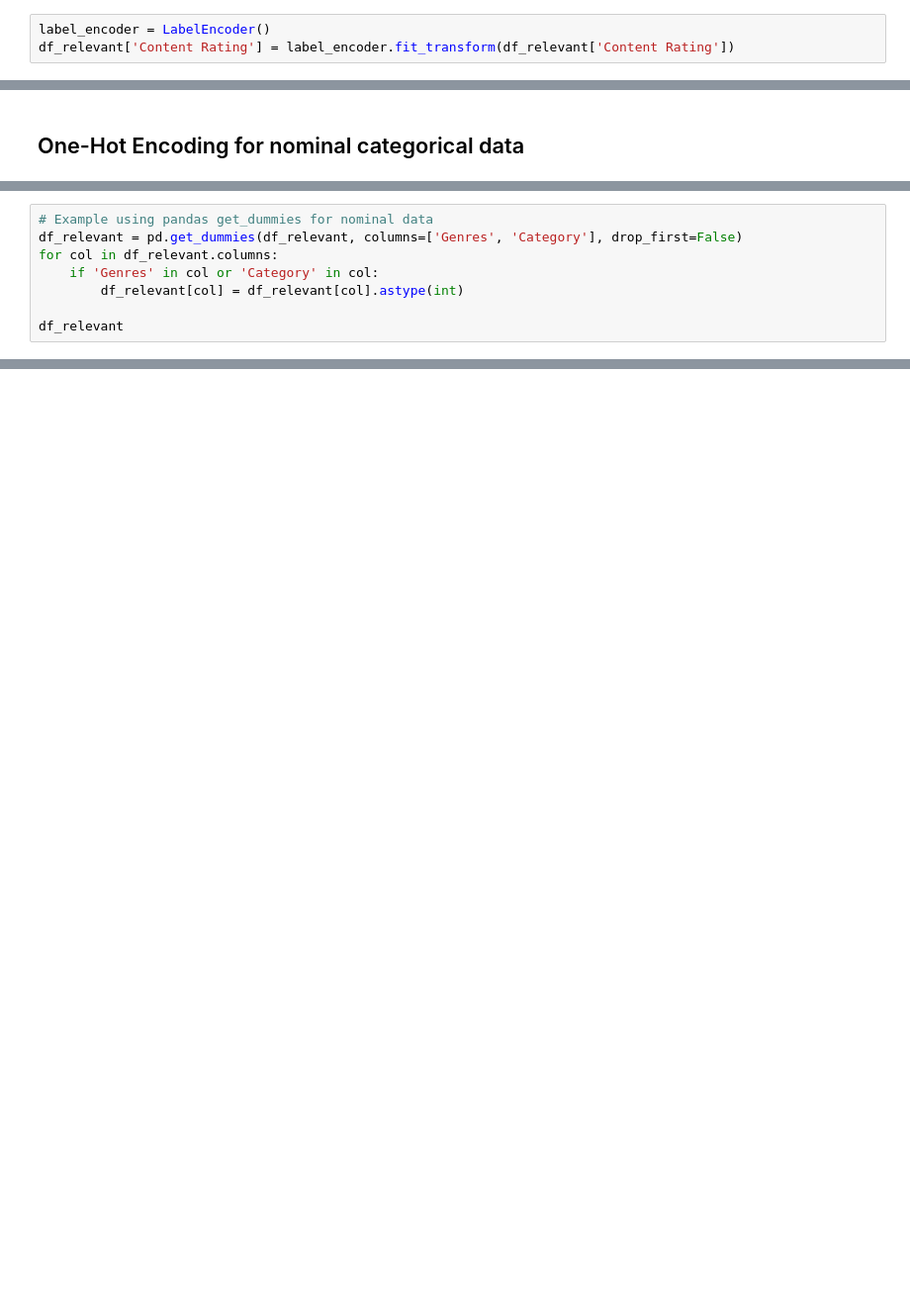
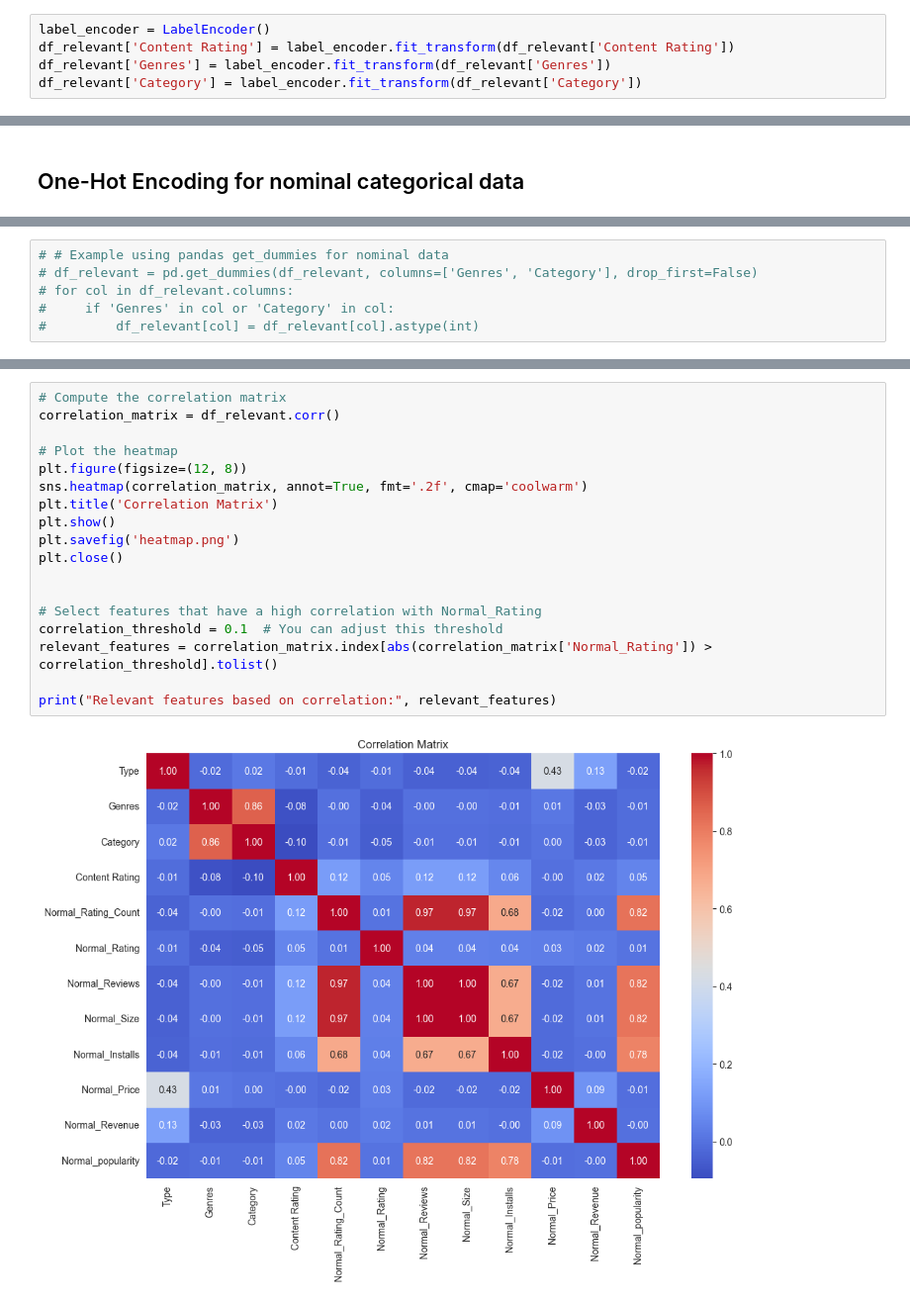
Before and after one commit to Soroush-Pasandideh/DataMining, a Jupyter notebook: Classification.ipynb, the cells around one changed output, grey strips where cells are left out. Shown at 99% size. Cells and saved outputs as stored; diff of their text form; blank space fills up the shorter version.

Commit message:
add feature selection and correlation heatmap to see what features have correlation with rating

```diff
--- a/Classification.ipynb
+++ b/Classification.ipynb
@@ -12,6 +16,8 @@ df_relevant = df[['Type', 'Genres', 'Category', 'Content Rating', 'Normal_Rating
 # %%
 label_encoder = LabelEncoder()
 df_relevant['Content Rating'] = label_encoder.fit_transform(df_relevant['Content Rating'])
+df_relevant['Genres'] = label_encoder.fit_transform(df_relevant['Genres'])
+df_relevant['Category'] = label_encoder.fit_transform(df_relevant['Category'])
 # %% [output]
 A value is trying to be set on a copy of a slice from a DataFrame.
 Try using .loc[row_indexer,col_indexer] = value instead
@@ -34,9 +39,7 @@ See the caveats in the documentation: https://pandas.pydata.org/pandas-docs/stab
 # %%
-# Example using pandas get_dummies for nominal data
-df_relevant = pd.get_dummies(df_relevant, columns=['Genres', 'Category'], drop_first=False)
-for col in df_relevant.columns:
-    if 'Genres' in col or 'Category' in col:
-        df_relevant[col] = df_relevant[col].astype(int)
-
-df_relevant
+# # Example using pandas get_dummies for nominal data
+# df_relevant = pd.get_dummies(df_relevant, columns=['Genres', 'Category'], drop_first=False)
+# for col in df_relevant.columns:
+#     if 'Genres' in col or 'Category' in col:
+#         df_relevant[col] = df_relevant[col].astype(int)
 # %% [output]
@@ -55,0 +49,20 @@ df_relevant
+# %%
+# Compute the correlation matrix
+correlation_matrix = df_relevant.corr()
+
+# Plot the heatmap
+plt.figure(figsize=(12, 8))
+sns.heatmap(correlation_matrix, annot=True, fmt='.2f', cmap='coolwarm')
+plt.title('Correlation Matrix')
+plt.show()
+plt.savefig('heatmap.png')
+plt.close()
+
+
+# Select features that have a high correlation with Normal_Rating
+correlation_threshold = 0.1  # You can adjust this threshold
+relevant_features = correlation_matrix.index[abs(correlation_matrix['Normal_Rating']) > correlation_threshold].tolist()
+
+print("Relevant features based on correlation:", relevant_features)
+# %% [output]
+[figure, added]
```
Also changed, not shown: parts of 13 cells of this notebook.
